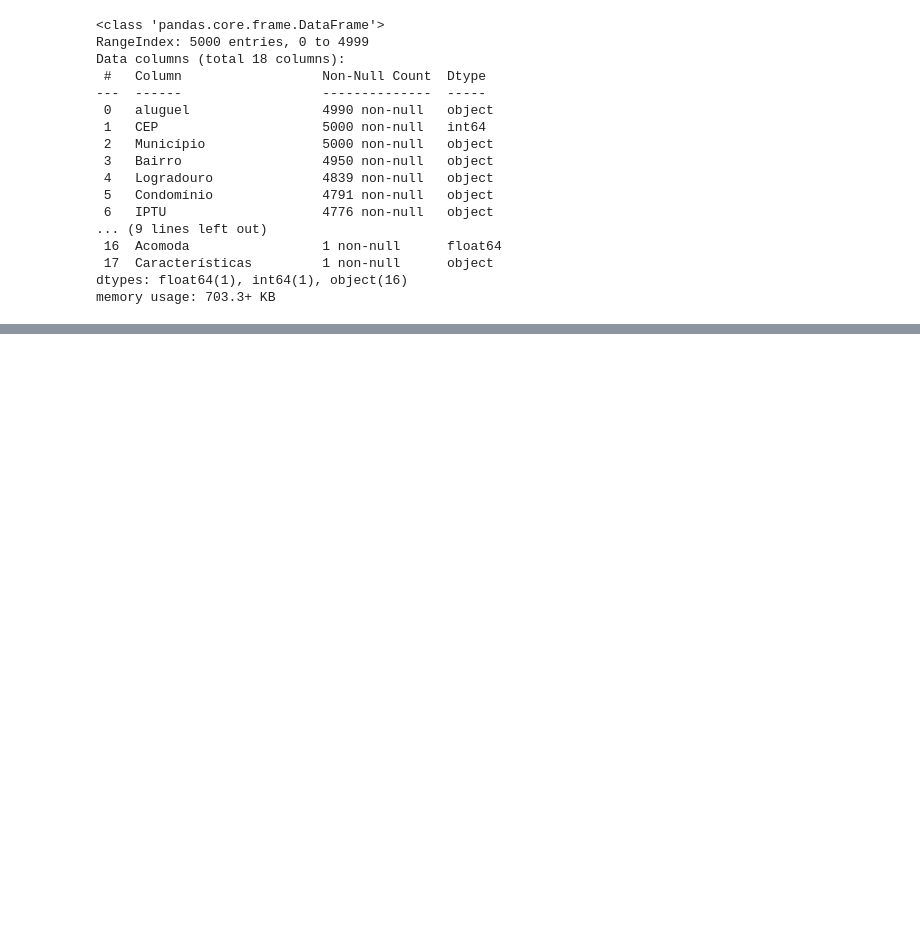
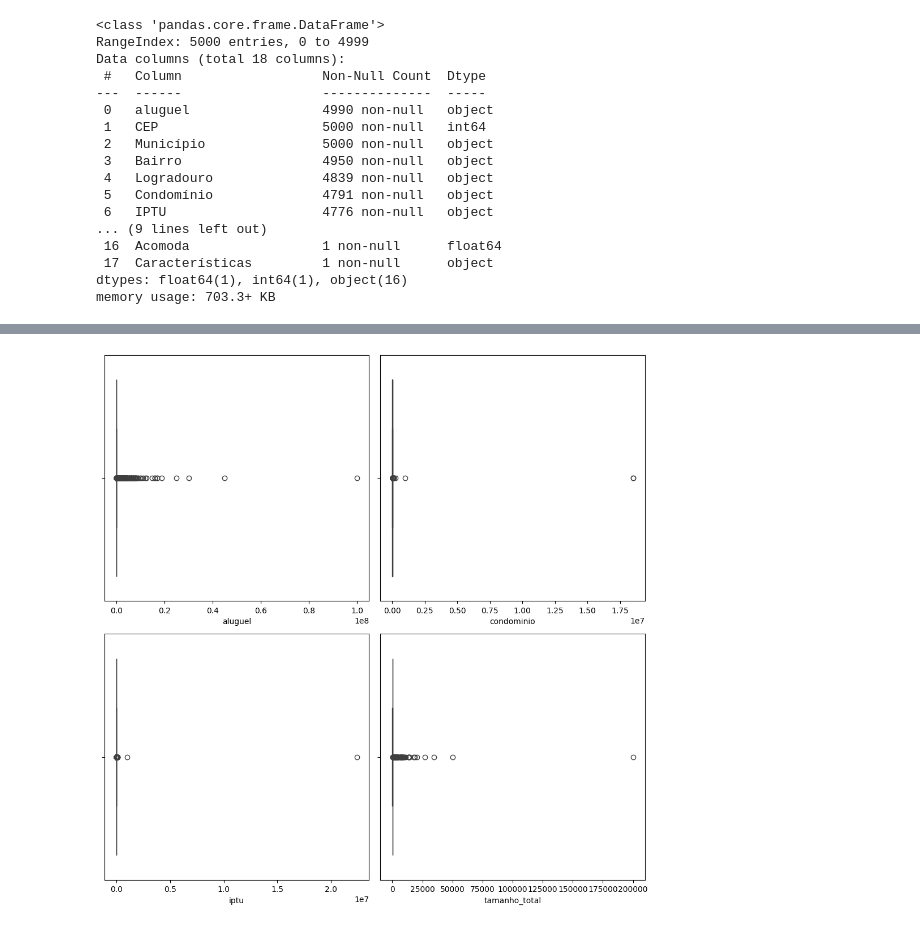
Before and after one commit to gustavofladeira/rent, a Jupyter notebook: rent-prediction.ipynb, the cells around one changed output, grey strips where cells are left out. Cells and saved outputs as stored; diff of their text form; code cells hidden in the pictures; blank space fills up the shorter version.

```diff
--- a/rent-prediction.ipynb
+++ b/rent-prediction.ipynb
@@ -132,0 +175,12 @@ sns.histplot(data=rent, x='tamanho_total')
+# %%
+# theres a lot of outliers in the numerical variables
+fig, axes = plt.subplots(2,2, figsize=(10,10))
+
+sns.boxplot(data=rent, x='aluguel', ax=axes[0,0])
+sns.boxplot(data=rent, x='condominio', ax=axes[0,1])
+sns.boxplot(data=rent, x='iptu', ax=axes[1,0])
+sns.boxplot(data=rent, x='tamanho_total', ax=axes[1,1])
+
+plt.tight_layout()
+# %% [output]
+[figure, added]
```
Also changed, not shown: parts of 23 cells of this notebook.
